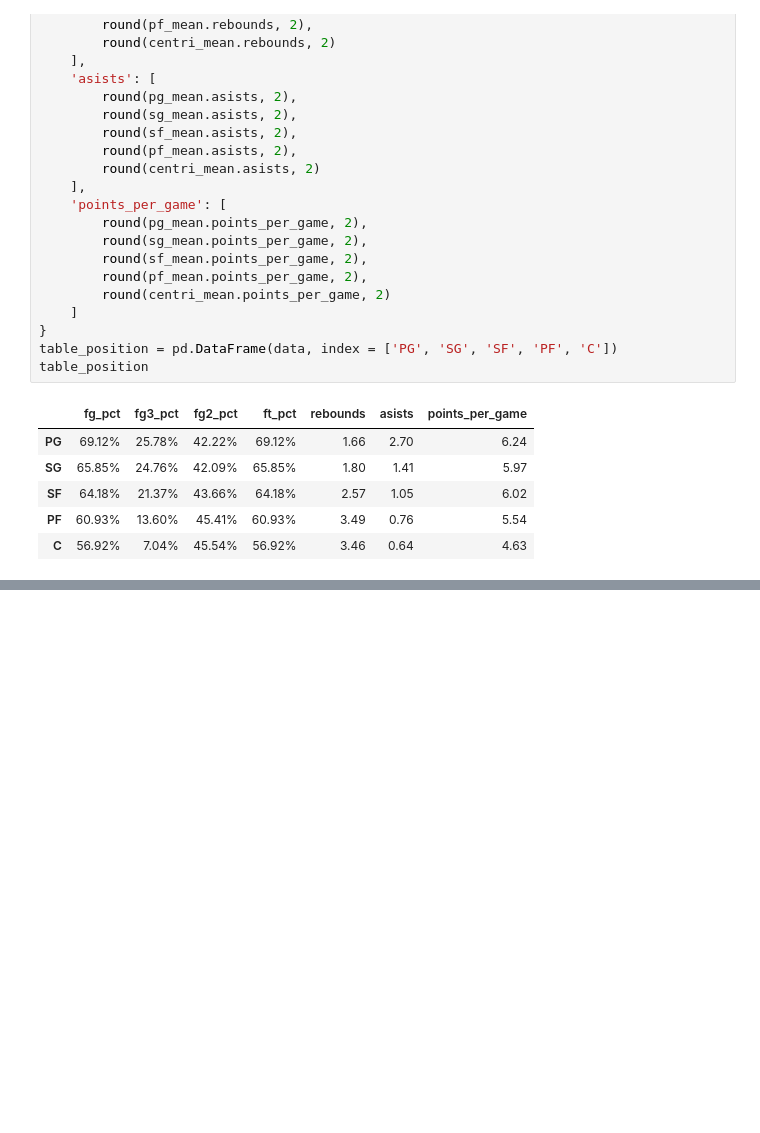
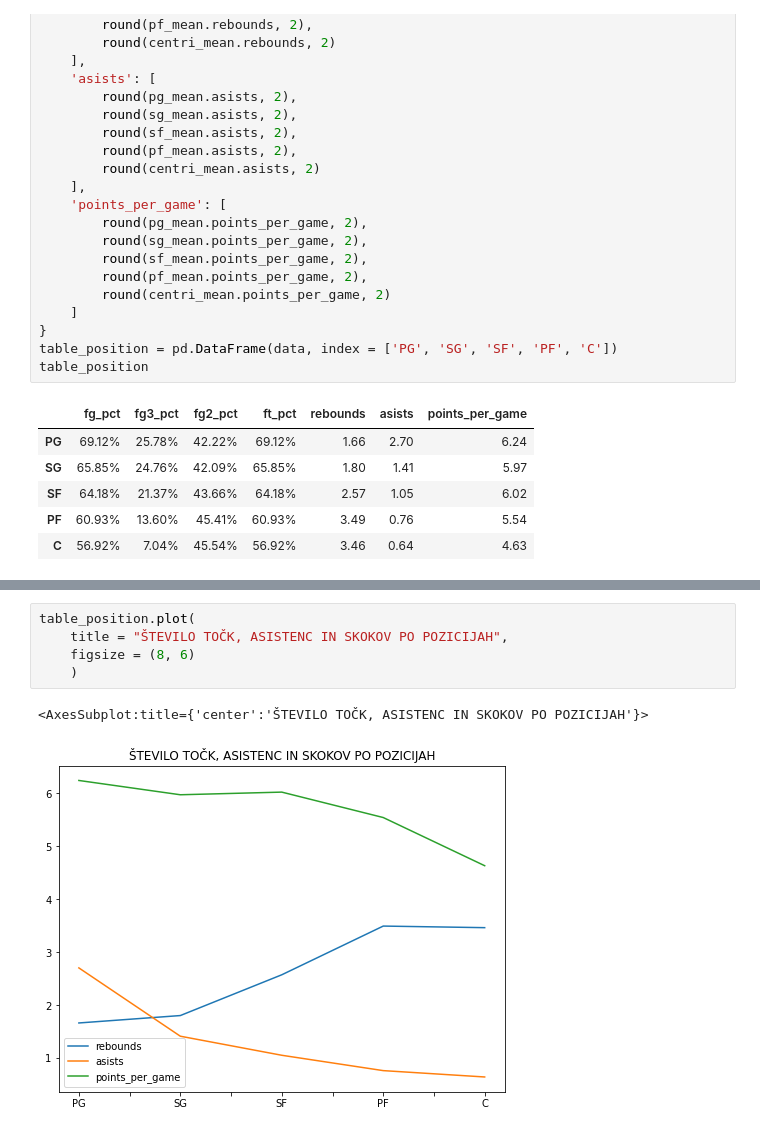
Before and after one commit to matej23/obdelava-podatkov, a Jupyter notebook: analiza.ipynb, the cells around one changed output, grey strips where cells are left out. Saved outputs shown, nothing was run; the diff lists cells and outputs as text; blank space fills up the shorter version.

```diff
--- a/analiza.ipynb
+++ b/analiza.ipynb
@@ -278,0 +292,8 @@ plt.show()
+# %%
+table_position.plot(
+    title = "ŠTEVILO TOČK, ASISTENC IN SKOKOV PO POZICIJAH",
+    figsize = (8, 6)
+    )
+# %% [output]
+<AxesSubplot:title={'center':'ŠTEVILO TOČK, ASISTENC IN SKOKOV PO POZICIJAH'}>
+[figure, added]
```
Also changed, not shown: parts of 6 cells of this notebook.
